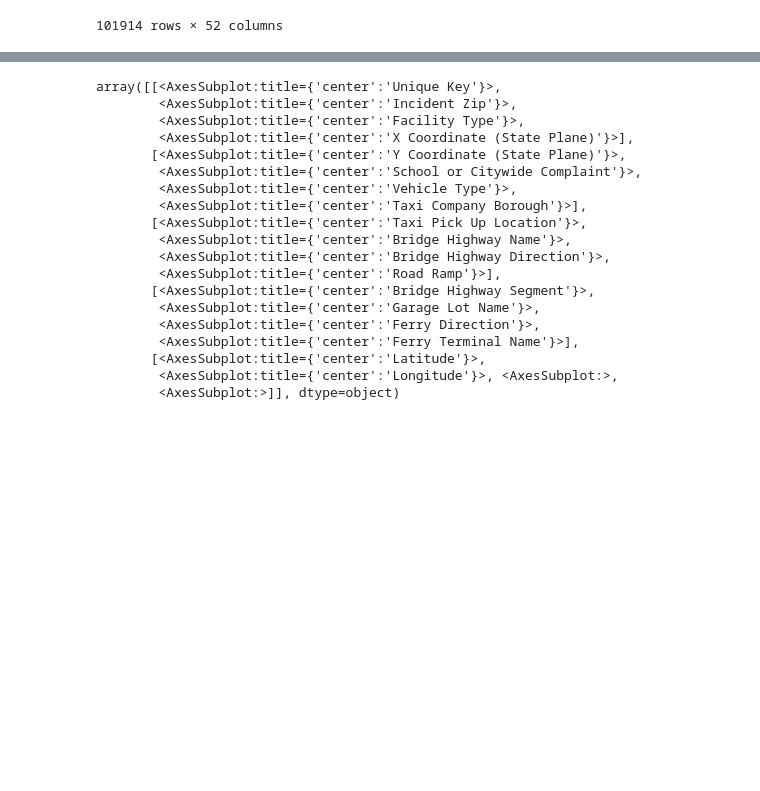
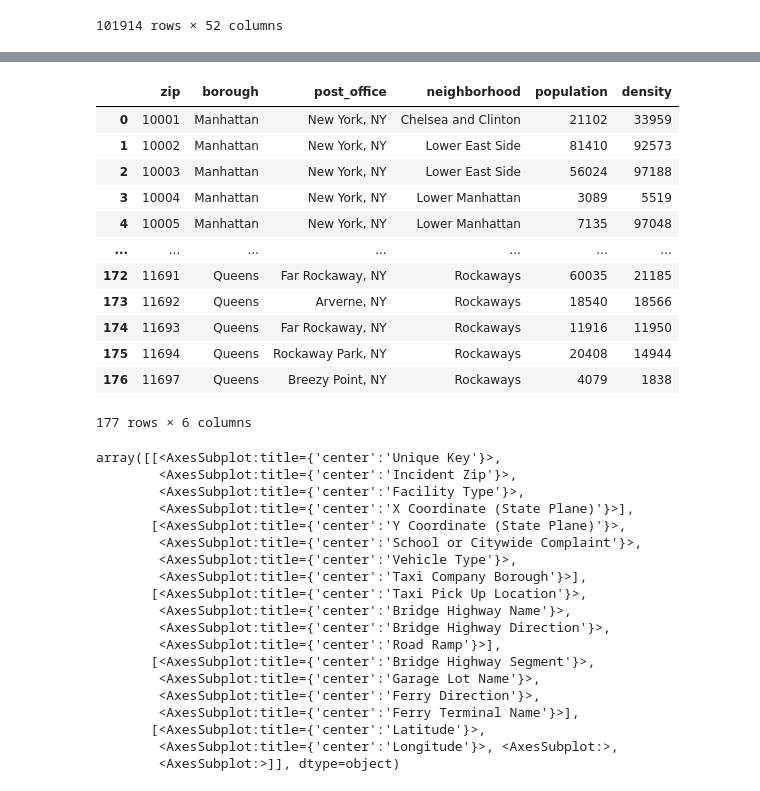
Before and after one commit to AJarombek/machine-learning-programs, a Jupyter notebook: programs/nyc-rats/nyc-rats.ipynb, the cells around one changed output, grey strips where cells are left out. Drawn from its saved outputs; the diff is of its cells as text; code cells hidden in the pictures; blank space fills up the shorter version.

```diff
--- a/programs/nyc-rats/nyc-rats.ipynb
+++ b/programs/nyc-rats/nyc-rats.ipynb
@@ -22,3 +41,20 @@ nyc_rats
+# %%
+nyc_pop = pd.read_csv('data/NYC_Population.csv')
+nyc_pop
+# %% [output]
+|  | zip | borough | post_office | neighborhood | population | density |
+| 0 | 10001 | Manhattan | New York, NY | Chelsea and Clinton | 21102 | 33959 |
+| 1 | 10002 | Manhattan | New York, NY | Lower East Side | 81410 | 92573 |
+| 2 | 10003 | Manhattan | New York, NY | Lower East Side | 56024 | 97188 |
+| 3 | 10004 | Manhattan | New York, NY | Lower Manhattan | 3089 | 5519 |
+| 4 | 10005 | Manhattan | New York, NY | Lower Manhattan | 7135 | 97048 |
+| ... | ... | ... | ... | ... | ... | ... |
+| 172 | 11691 | Queens | Far Rockaway, NY | Rockaways | 60035 | 21185 |
+| 173 | 11692 | Queens | Arverne, NY | Rockaways | 18540 | 18566 |
+| 174 | 11693 | Queens | Far Rockaway, NY | Rockaways | 11916 | 11950 |
+| 175 | 11694 | Queens | Rockaway Park, NY | Rockaways | 20408 | 14944 |
+| 176 | 11697 | Queens | Breezy Point, NY | Rockaways | 4079 | 1838 |
+177 rows × 6 columns
 # %%
 nyc_rats.hist(bins=40, figsize=(20, 15))
 # %% [output]
```
Also changed, not shown: parts of 15 cells of this notebook, 1 other file.
